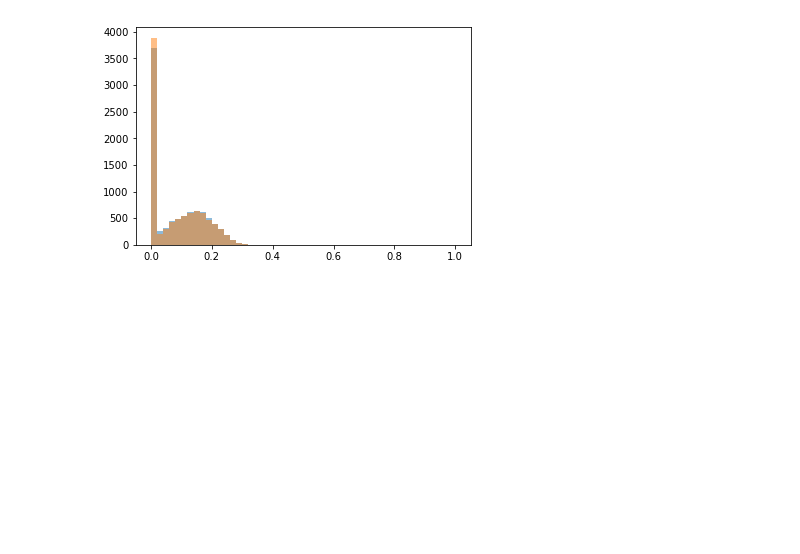
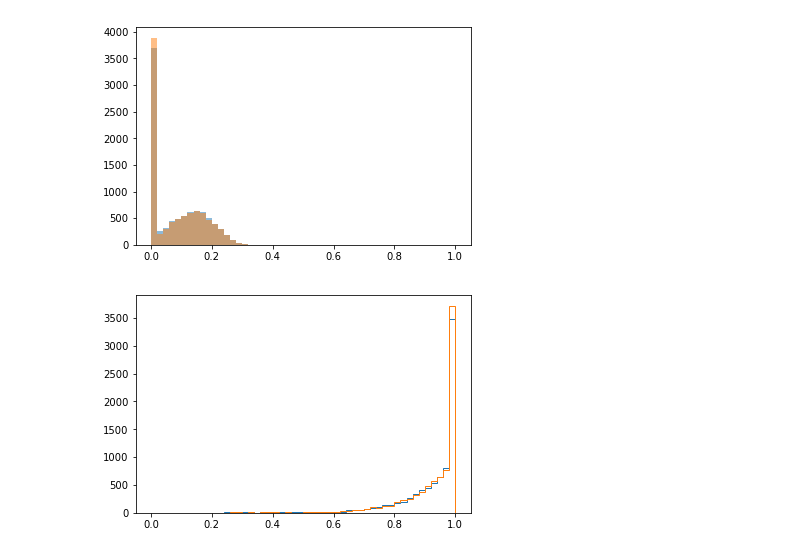
Before and after one commit to kdlong/MonoZprimeHadronizationStudy, a Jupyter notebook: MonoZprimeHadronizationStudy.ipynb, the cells around one changed output. Cells and saved outputs as stored; diff of their text form; code cells hidden in the pictures; blank space fills up the shorter version.

```diff
--- a/MonoZprimeHadronizationStudy.ipynb
+++ b/MonoZprimeHadronizationStudy.ipynb
@@ -87,3 +88,9 @@ plt.hist(pt3_frac, bins=50, range=(0,1), alpha=0.5, label='CUETP8M1 (2016)');
 plt.hist(pt3_frac_cp5, bins=50, range=(0,1), alpha=0.5, label='CP5 (2017)');
 # %% [output]
 [figure]
+# %%
+plt.hist(pt123_frac, 50, range=(0,1), histtype='step', label='CUETP8M1 (2016)');
+plt.hist(pt123_frac_cp5, 50, range=(0,1), histtype='step', label='CP5 (2017)');
+plt.show()
+# %% [output]
+[figure, added]
```
Also changed, not shown: parts of 8 cells of this notebook.
